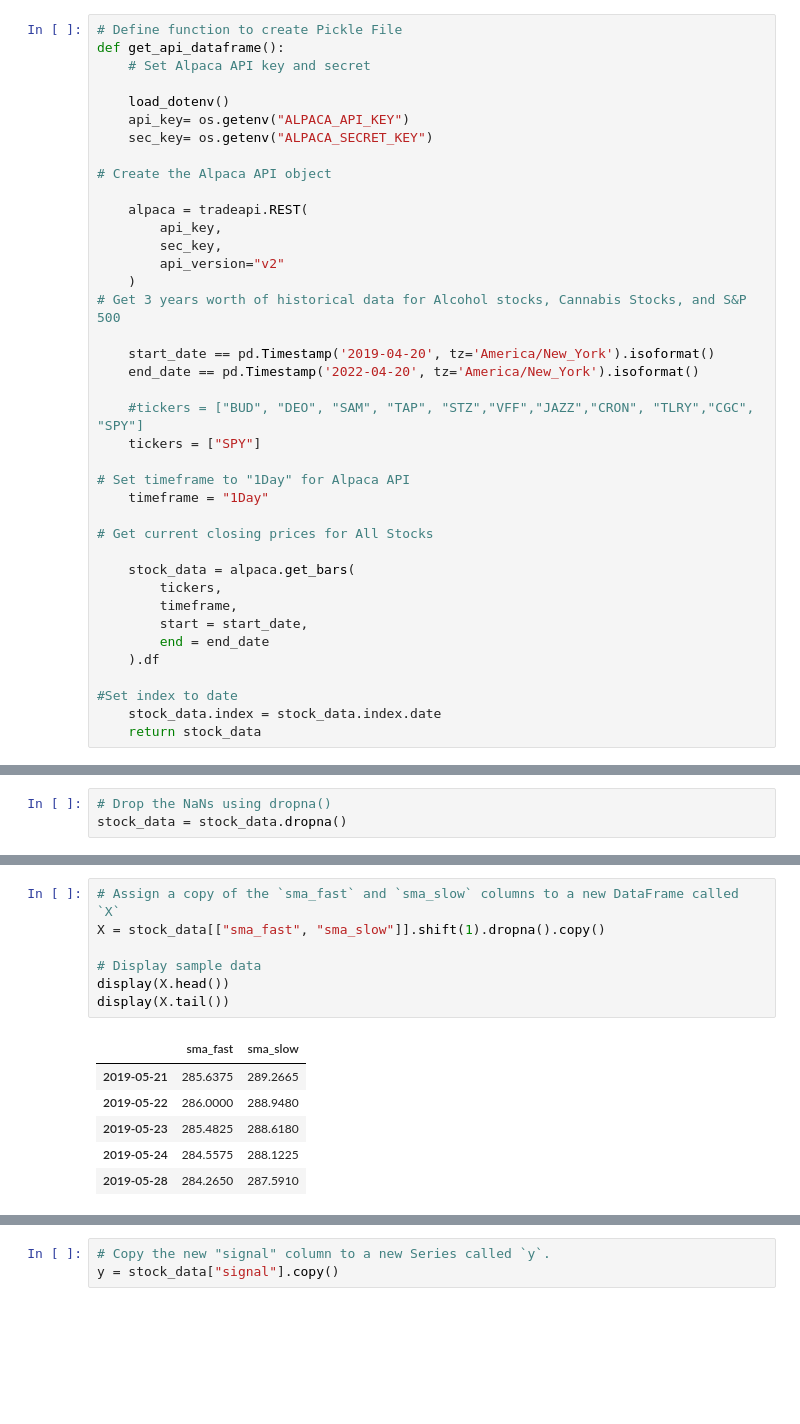
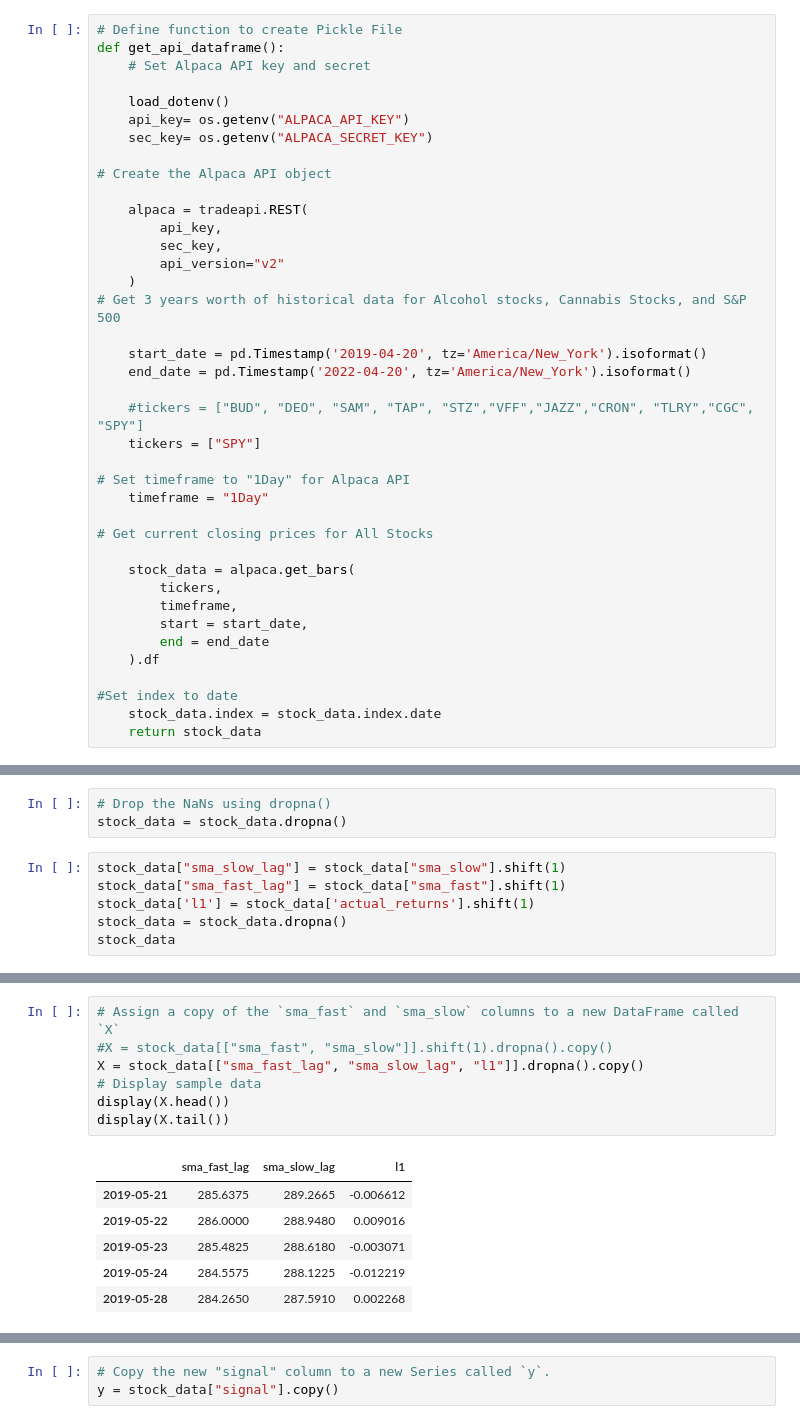
Before and after one commit to themichaelfoley/MKJ_FinTech_Project_2, a Jupyter notebook: Files/SPY_algo.ipynb, the cells around one changed output, grey strips where cells are left out. Cells and saved outputs as stored; diff of their text form; blank space fills up the shorter version.

```diff
--- a/Files/SPY_algo.ipynb
+++ b/Files/SPY_algo.ipynb
@@ -46,8 +43,8 @@ def get_api_dataframe():
     )
 # Get 3 years worth of historical data for Alcohol stocks, Cannabis Stocks, and S&P 500
 
-    start_date == pd.Timestamp('2019-04-20', tz='America/New_York').isoformat()
-    end_date == pd.Timestamp('2022-04-20', tz='America/New_York').isoformat()
+    start_date = pd.Timestamp('2019-04-20', tz='America/New_York').isoformat()
+    end_date = pd.Timestamp('2022-04-20', tz='America/New_York').isoformat()
 
     #tickers = ["BUD", "DEO", "SAM", "TAP", "STZ","VFF","JAZZ","CRON", "TLRY","CGC", "SPY"]
     tickers = ["SPY"]
@@ -148,3 +145,9 @@ stock_data["sma_slow"] = stock_data["close"].rolling(window=long_window).mean()
 # %%
 # Drop the NaNs using dropna()
 stock_data = stock_data.dropna()
+# %%
+stock_data["sma_slow_lag"] = stock_data["sma_slow"].shift(1)
+stock_data["sma_fast_lag"] = stock_data["sma_fast"].shift(1)
+stock_data['l1'] = stock_data['actual_returns'].shift(1)
+stock_data = stock_data.dropna()
+stock_data
@@ -151,14 +168,14 @@ stock_data = stock_data.dropna()
 # %%
 # Assign a copy of the `sma_fast` and `sma_slow` columns to a new DataFrame called `X`
-X = stock_data[["sma_fast", "sma_slow"]].shift(1).dropna().copy()
-
+#X = stock_data[["sma_fast", "sma_slow"]].shift(1).dropna().copy()
+X = stock_data[["sma_fast_lag", "sma_slow_lag", "l1"]].dropna().copy()
 # Display sample data
 display(X.head())
 display(X.tail())
 # %% [output]
-|  | sma_fast | sma_slow |
-| 2019-05-21 | 285.6375 | 289.2665 |
-| 2019-05-22 | 286.0000 | 288.9480 |
-| 2019-05-23 | 285.4825 | 288.6180 |
-| 2019-05-24 | 284.5575 | 288.1225 |
-| 2019-05-28 | 284.2650 | 287.5910 |
+|  | sma_fast_lag | sma_slow_lag | l1 |
+| 2019-05-21 | 285.6375 | 289.2665 | -0.006612 |
+| 2019-05-22 | 286.0000 | 288.9480 | 0.009016 |
+| 2019-05-23 | 285.4825 | 288.6180 | -0.003071 |
+| 2019-05-24 | 284.5575 | 288.1225 | -0.012219 |
+| 2019-05-28 | 284.2650 | 287.5910 | 0.002268 |
```
Also changed, not shown: parts of 10 cells of this notebook, 5 other files.
